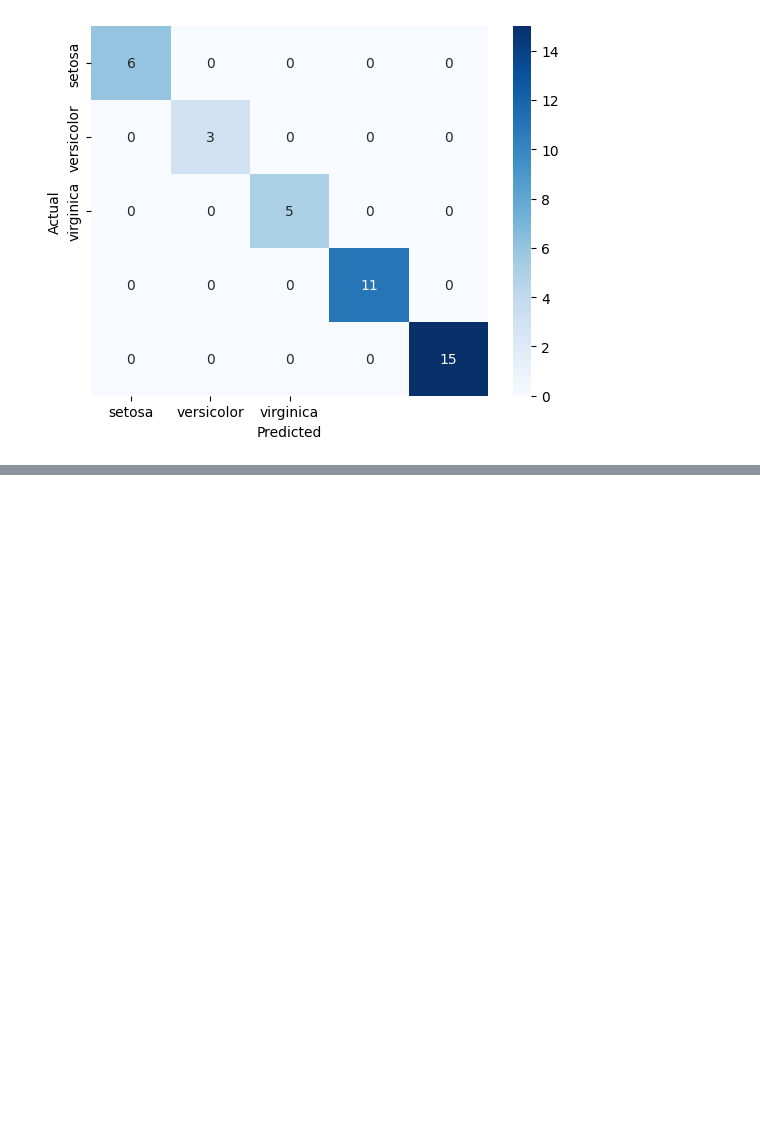
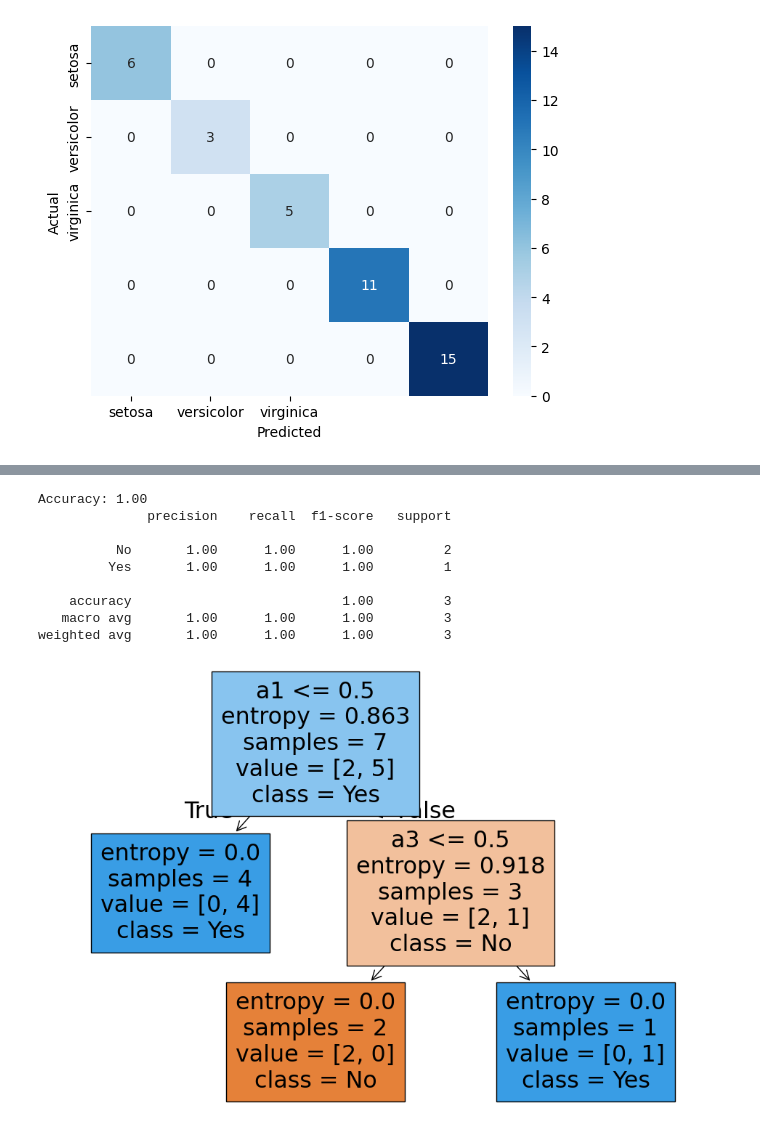
Before and after one commit to Supreeth-AR/ML, a Jupyter notebook: Lab4/1BM23CS423_Lab_4_Decision_Tree.ipynb, the cells around one changed output, grey strips where cells are left out. Drawn from its saved outputs; the diff is of its cells as text; code cells hidden in the pictures; blank space fills up the shorter version.

```diff
--- a/Lab4/1BM23CS423_Lab_4_Decision_Tree.ipynb
+++ b/Lab4/1BM23CS423_Lab_4_Decision_Tree.ipynb
@@ -161,0 +162,67 @@ Root Mean Squared Error: 125.29884277199051
+# %%
+
+import pandas as pd
+from sklearn.preprocessing import LabelEncoder
+from sklearn.tree import DecisionTreeClassifier
+from sklearn.model_selection import train_test_split
+from sklearn.metrics import accuracy_score, classification_report
+
+# Create the dataset
+data = {
+    'a1': [True, True, False, False, False, True, True, True, False, False],
+    'a2': ['Hot', 'Hot', 'Hot', 'Cool', 'Cool', 'Cool', 'Hot', 'Hot', 'Cool', 'Cool'],
+    'a3': ['High', 'High', 'High', 'Normal', 'Normal', 'High', 'High', 'Normal', 'Normal', 'High'],
+    'Classification': ['No', 'No', 'Yes', 'Yes', 'Yes', 'No', 'No', 'Yes', 'Yes', 'Yes']
+}
+
+data
+
+# Convert to DataFrame
+df = pd.DataFrame(data)
+
+# Convert categorical data to numerical data
+label_encoders = {}
+for column in df.columns:
+    le = LabelEncoder()
+    df[column] = le.fit_transform(df[column])
+    label_encoders[column] = le
+
+# Split the dataset into features and target
+X = df.drop('Classification', axis=1)
+y = df['Classification']
+
+# Split the data into training and testing sets
+X_train, X_test, y_train, y_test = train_test_split(X, y, test_size=0.3, random_state=42)
+
+# Initialize the Decision Tree Classifier with entropy as the criterion
+clf = DecisionTreeClassifier(criterion='entropy')
+
+# Train the classifier
+clf.fit(X_train, y_train)
+
+# Make predictions
+y_pred = clf.predict(X_test)
+
+# Evaluate the classifier
+accuracy = accuracy_score(y_test, y_pred)
+print(f'Accuracy: {accuracy:.2f}')
+print(classification_report(y_test, y_pred, target_names=['No', 'Yes']))
+
+# Optionally, visualize the decision tree
+from sklearn.tree import plot_tree
+import matplotlib.pyplot as plt
+
+plt.figure(figsize=(12,8))
+plot_tree(clf, filled=True, feature_names=X.columns, class_names=['No', 'Yes'])
+plt.show()
+# %% [output]
+Accuracy: 1.00
+              precision    recall  f1-score   support
+
+          No       1.00      1.00      1.00         2
+         Yes       1.00      1.00      1.00         1
+
+    accuracy                           1.00         3
+   macro avg       1.00      1.00      1.00         3
+weighted avg       1.00      1.00      1.00         3
+[figure, added]
```
Also changed, not shown: parts of 1 cell of this notebook.
